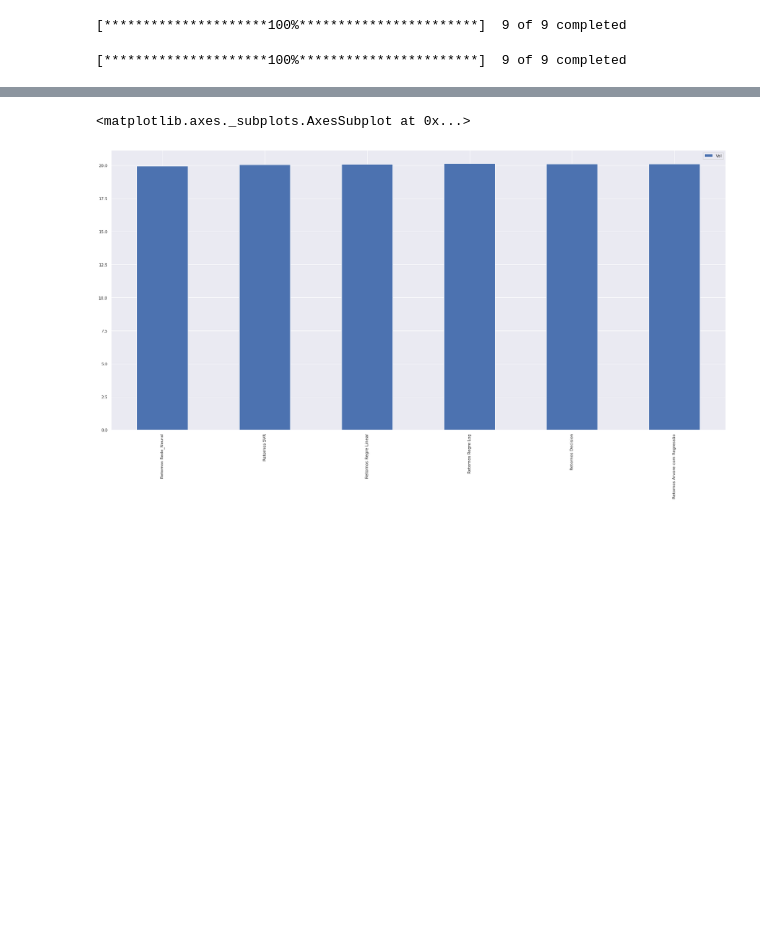
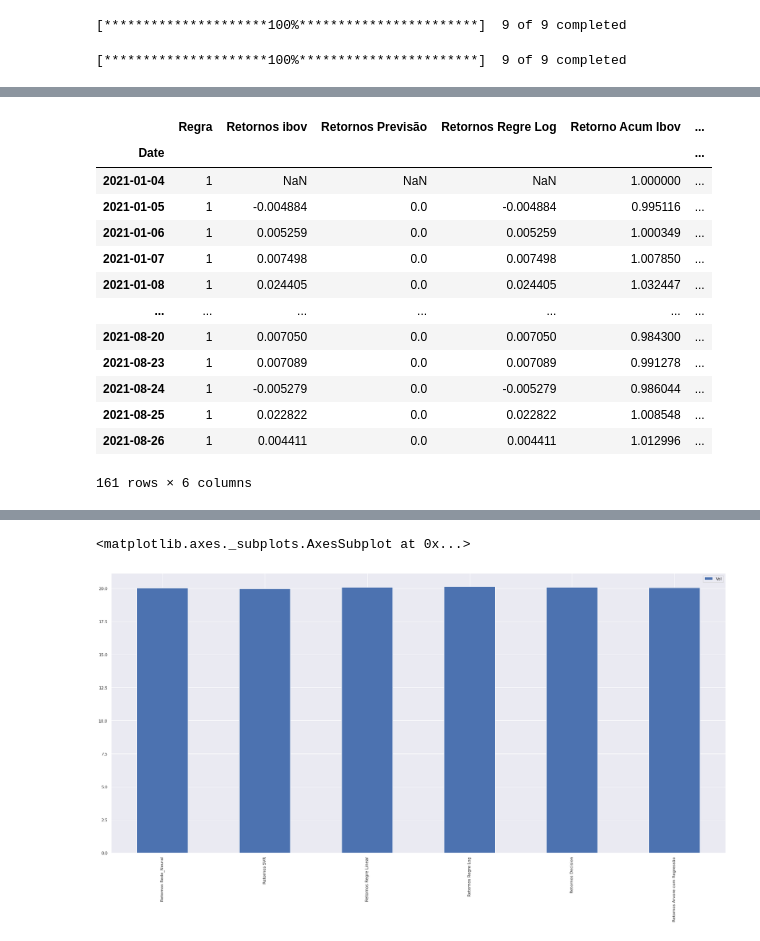
Before and after one commit to joelsoaresjr/python_strategies, a Jupyter notebook: Machine_Learning_finanças.ipynb, the cells around one changed output, grey strips where cells are left out. Cells and saved outputs as stored; diff of their text form; code cells hidden in the pictures; blank space fills up the shorter version.

```diff
--- a/Machine_Learning_finanças.ipynb
+++ b/Machine_Learning_finanças.ipynb
@@ -333,4 +361,21 @@ def trade_3(previsoes):
   return trade
 # %%
 regre_log = trade_3(previsoes_reg_log)
+# %%
+regre_log
+# %% [output]
+|  | Regra | Retornos ibov | Retornos Previsão | Retornos Regre Log | Retorno Acum Ibov | ... |
+| Date |  |  |  |  |  | ... |
+| 2021-01-04 | 1 | NaN | NaN | NaN | 1.000000 | ... |
+| 2021-01-05 | 1 | -0.004884 | 0.0 | -0.004884 | 0.995116 | ... |
+| 2021-01-06 | 1 | 0.005259 | 0.0 | 0.005259 | 1.000349 | ... |
+| 2021-01-07 | 1 | 0.007498 | 0.0 | 0.007498 | 1.007850 | ... |
+| 2021-01-08 | 1 | 0.024405 | 0.0 | 0.024405 | 1.032447 | ... |
+| ... | ... | ... | ... | ... | ... | ... |
+| 2021-08-20 | 1 | 0.007050 | 0.0 | 0.007050 | 0.984300 | ... |
+| 2021-08-23 | 1 | 0.007089 | 0.0 | 0.007089 | 0.991278 | ... |
+| 2021-08-24 | 1 | -0.005279 | 0.0 | -0.005279 | 0.986044 | ... |
+| 2021-08-25 | 1 | 0.022822 | 0.0 | 0.022822 | 1.008548 | ... |
+| 2021-08-26 | 1 | 0.004411 | 0.0 | 0.004411 | 1.012996 | ... |
+161 rows × 6 columns
 # %%
```
Also changed, not shown: parts of 40 cells of this notebook.
